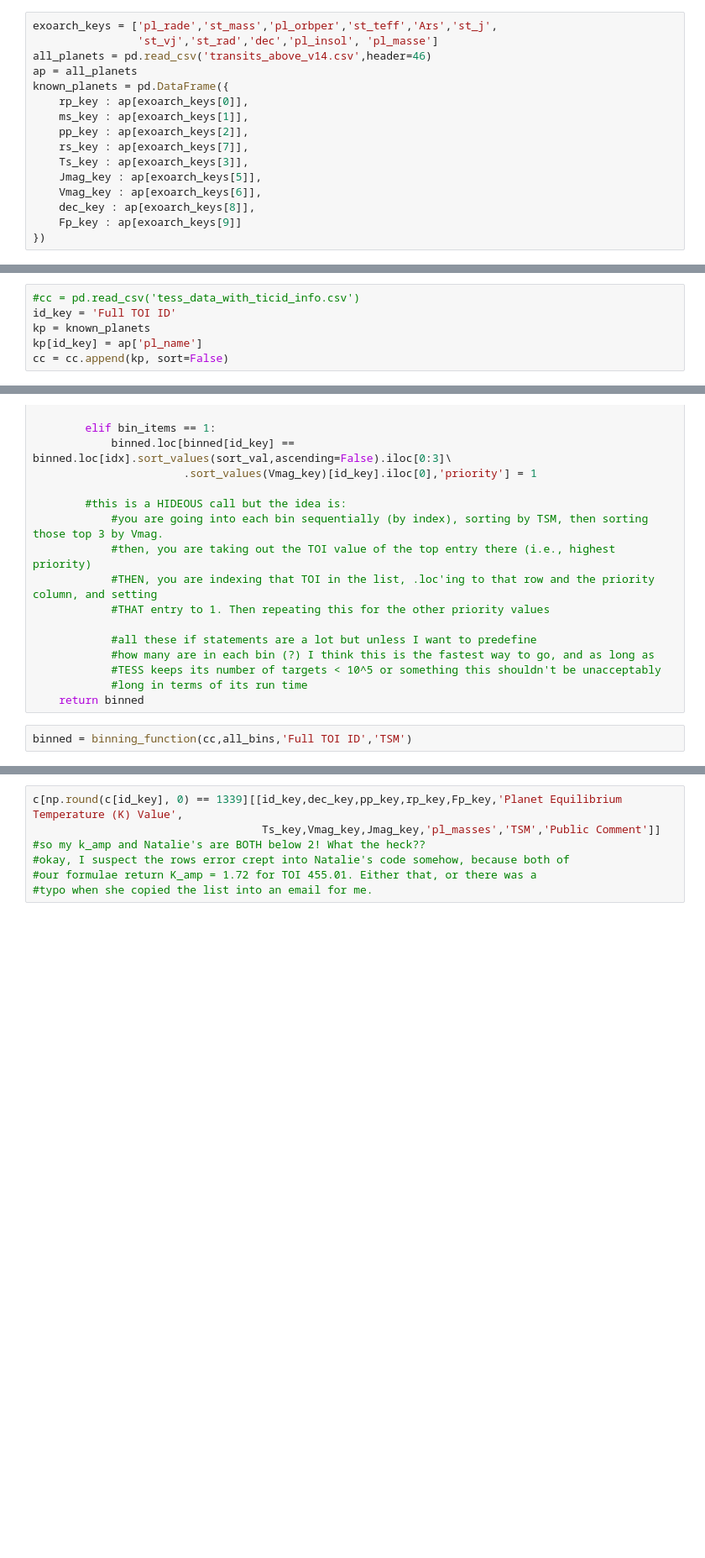
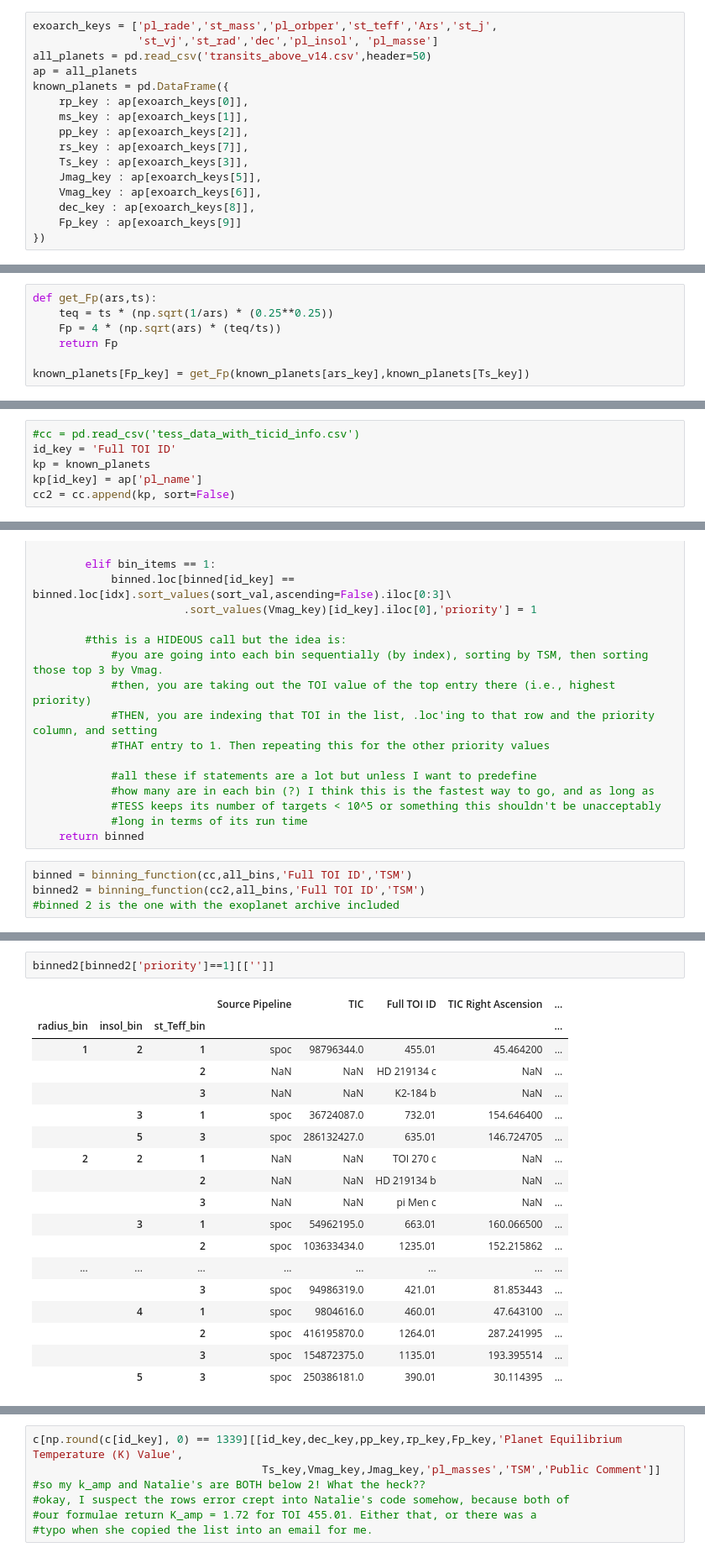
Before and after one commit to murphyjm/tks_targets_shared, a Jupyter notebook: TKS-RV-Target-Selection.ipynb, the cells around one changed output, grey strips where cells are left out. Shown at 84% size. Saved outputs shown, nothing was run; the diff lists cells and outputs as text; blank space fills up the shorter version.

```diff
--- a/TKS-RV-Target-Selection.ipynb
+++ b/TKS-RV-Target-Selection.ipynb
@@ -132,7 +132,7 @@ if data_source == 'exoplanet_archive':
 # %%
 exoarch_keys = ['pl_rade','st_mass','pl_orbper','st_teff','Ars','st_j',
                 'st_vj','st_rad','dec','pl_insol', 'pl_masse']
-all_planets = pd.read_csv('transits_above_v14.csv',header=46)
+all_planets = pd.read_csv('transits_above_v14.csv',header=50)
 ap = all_planets
 known_planets = pd.DataFrame({
     rp_key : ap[exoarch_keys[0]],
@@ -296,6 +307,13 @@ c['TSM'] = get_TSM(c[rp_key],c[rs_key],c[Ts_key],c[Jmag_key],c[mp_key],c[ars_key
 known_planets['TSM'] = get_TSM(known_planets[rp_key],known_planets[rs_key],
                                         known_planets[Ts_key],known_planets[Jmag_key],
                                         known_planets[mp_key],known_planets[ars_key])
+# %%
+def get_Fp(ars,ts):
+    teq = ts * (np.sqrt(1/ars) * (0.25**0.25))
+    Fp = 4 * (np.sqrt(ars) * (teq/ts))
+    return Fp
+
+known_planets[Fp_key] = get_Fp(known_planets[ars_key],known_planets[Ts_key])
 # %%
 #Calculating Webb SNR Proxy
 #taken from Kempton et. al. : https://arxiv.org/pdf/1805.03671.pdf
@@ -348,7 +369,7 @@ cc = catalog_cleaned.reset_index(drop=True)
 id_key = 'Full TOI ID'
 kp = known_planets
 kp[id_key] = ap['pl_name']
-cc = cc.append(kp, sort=False)
+cc2 = cc.append(kp, sort=False)
 # %%
 #defining new bins - as per Natalie
 rad_bins = 10**(np.linspace(0,1,6))
@@ -426,6 +447,8 @@ def binning_function(dataset,bins,id_key,sort_val):
     return binned
 # %%
 binned = binning_function(cc,all_bins,'Full TOI ID','TSM')
+binned2 = binning_function(cc2,all_bins,'Full TOI ID','TSM')
+#binned 2 is the one with the exoplanet archive included
 # %%
 #rewriting this to include ExoArch planets
 my_tois_or = binned[binned['priority']==1].reset_index(drop=True)[id_key].values
@@ -448,4 +472,25 @@ array([455.01, 'GJ 357 b', 'K2-233 c', 'K2-65 b', 'K2-233 b', 'K2-138 b',
        460.01, 1264.01, 1135.01, 390.01], dtype=object)
+# %%
+binned2[binned2['priority']==1][['']]
+# %% [output]
+|  |  |  | Source Pipeline | TIC | Full TOI ID | TIC Right Ascension | ... |
+| radius_bin | insol_bin | st_Teff_bin |  |  |  |  | ... |
+| 1 | 2 | 1 | spoc | 98796344.0 | 455.01 | 45.464200 | ... |
+|  |  | 2 | NaN | NaN | HD 219134 c | NaN | ... |
+|  |  | 3 | NaN | NaN | K2-184 b | NaN | ... |
+|  | 3 | 1 | spoc | 36724087.0 | 732.01 | 154.646400 | ... |
+|  | 5 | 3 | spoc | 286132427.0 | 635.01 | 146.724705 | ... |
+| 2 | 2 | 1 | NaN | NaN | TOI 270 c | NaN | ... |
+|  |  | 2 | NaN | NaN | HD 219134 b | NaN | ... |
+|  |  | 3 | NaN | NaN | pi Men c | NaN | ... |
+|  | 3 | 1 | spoc | 54962195.0 | 663.01 | 160.066500 | ... |
+|  |  | 2 | spoc | 103633434.0 | 1235.01 | 152.215862 | ... |
+| ... | ... | ... | ... | ... | ... | ... | ... |
+|  |  | 3 | spoc | 94986319.0 | 421.01 | 81.853443 | ... |
+|  | 4 | 1 | spoc | 9804616.0 | 460.01 | 47.643100 | ... |
+|  |  | 2 | spoc | 416195870.0 | 1264.01 | 287.241995 | ... |
+|  |  | 3 | spoc | 154872375.0 | 1135.01 | 193.395514 | ... |
+|  | 5 | 3 | spoc | 250386181.0 | 390.01 | 30.114395 | ... |
 # %%
 counter = 0
 cut_tois = []
```
Also changed, not shown: parts of 14 cells of this notebook.
